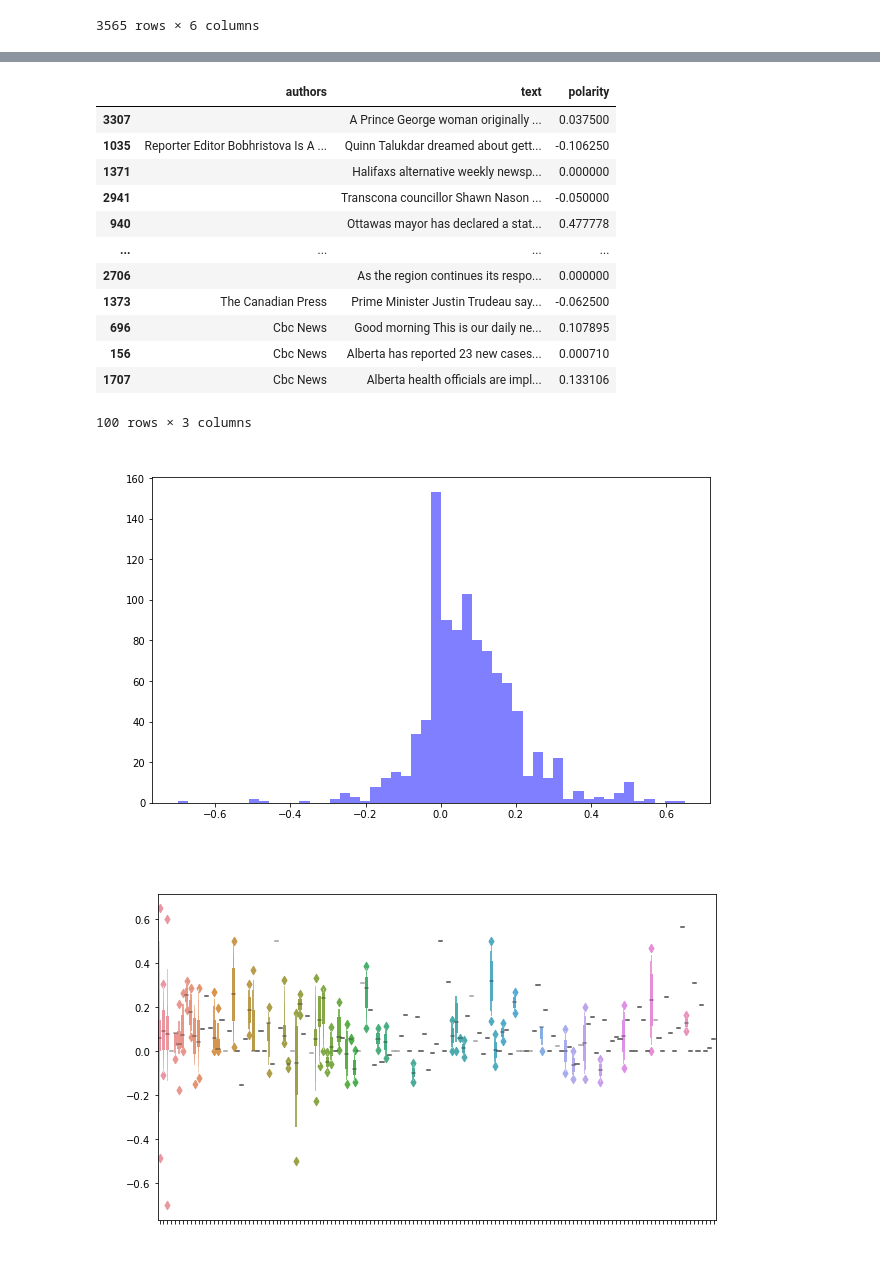
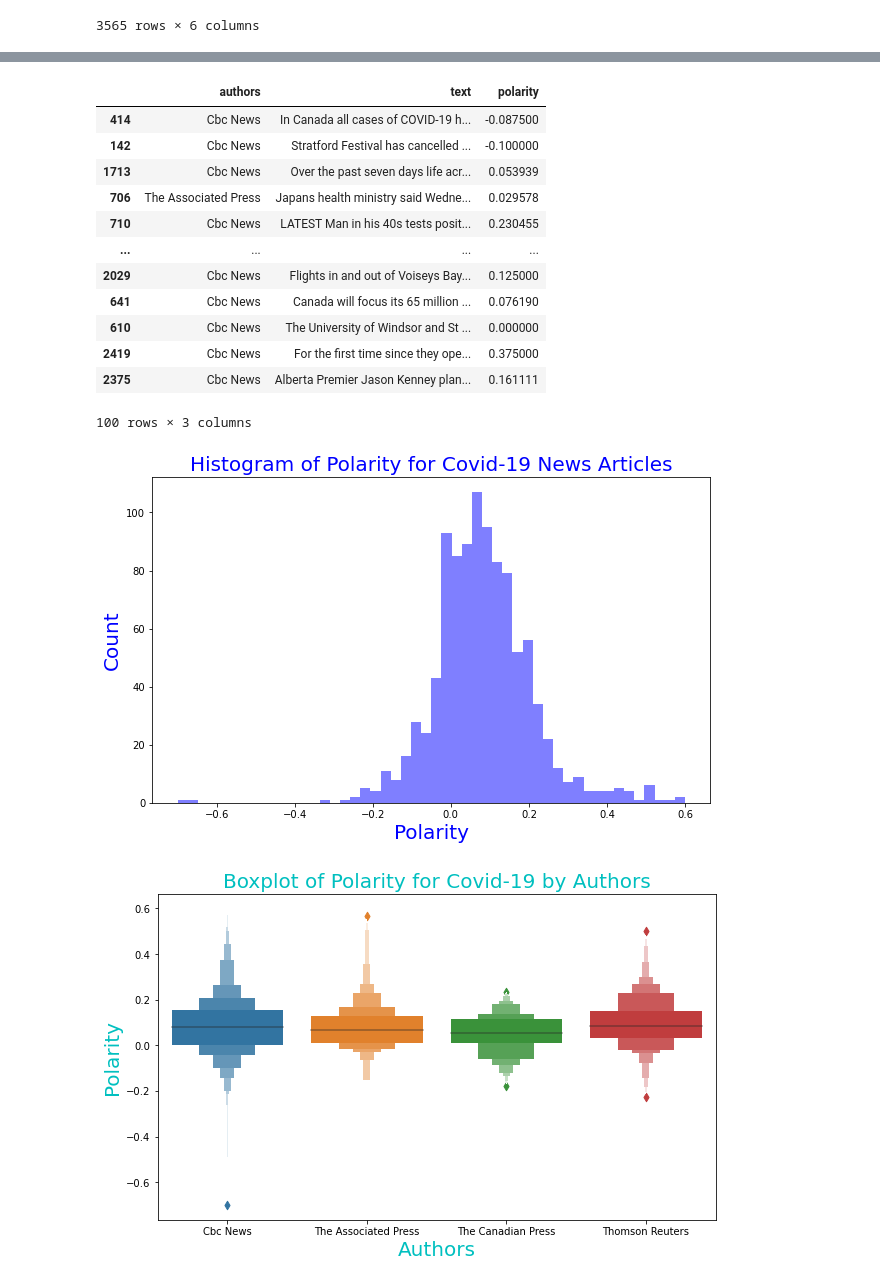
Before and after one commit to FairyGandhi/team-mount-elbert, a Jupyter notebook: Project Code.ipynb, the cells around one changed output, grey strips where cells are left out. Cells and saved outputs as stored; diff of their text form; code cells hidden in the pictures.

Commit message:
updated project code for polarity graphs

```diff
--- a/Project Code.ipynb
+++ b/Project Code.ipynb
@@ -418,3 +418,7 @@ pandas_df_noNA
 | 3563 | Cbc News | MERS virus from camels and humans... | 4292014 1657 | Camels have been implicated in a ... | Camels have been implicated in a ... | these findings support the plausi... |
 | 3564 | The Canadian Press | WHO team including Canadian inves... | 642013 2135 | A World Health Organization-led g... | A World Health Organization-led g... | Hartl says To date there have bee... |
 3565 rows × 6 columns
+# %%
+#only include the top 4 authors from the data frame 'The Canadian Press','Cbc News','The Associated Press','Thomson Reuters'
+top4_authors = pandas_df_noNA[pandas_df_noNA['authors'].isin(['The Canadian Press','Cbc News','The Associated Press','Thomson Reuters'])]
+top4_authors
@@ -421,40 +439,42 @@ pandas_df_noNA
 # %%
-text_sample = pandas_df[['authors','text']].sample(1000)
+#get polarity based on text column from the data frame
+text_sample = top4_authors[['authors','text']].sample(1000)
 def detect_polarity(text):
     return TextBlob(text).sentiment.polarity
 text_sample['polarity'] = text_sample.text.apply(detect_polarity)
 text_sample.head(100)
 # %% [output]
 |  | authors | text | polarity |
-| 3307 |  | A Prince George woman originally ... | 0.037500 |
-| 1035 | Reporter Editor Bobhristova Is A ... | Quinn Talukdar dreamed about gett... | -0.106250 |
-| 1371 |  | Halifaxs alternative weekly newsp... | 0.000000 |
-| 2941 |  | Transcona councillor Shawn Nason ... | -0.050000 |
-| 940 |  | Ottawas mayor has declared a stat... | 0.477778 |
+| 414 | Cbc News | In Canada all cases of COVID-19 h... | -0.087500 |
+| 142 | Cbc News | Stratford Festival has cancelled ... | -0.100000 |
+| 1713 | Cbc News | Over the past seven days life acr... | 0.053939 |
+| 706 | The Associated Press | Japans health ministry said Wedne... | 0.029578 |
+| 710 | Cbc News | LATEST Man in his 40s tests posit... | 0.230455 |
 | ... | ... | ... | ... |
-| 2706 |  | As the region continues its respo... | 0.000000 |
-| 1373 | The Canadian Press | Prime Minister Justin Trudeau say... | -0.062500 |
-| 696 | Cbc News | Good morning This is our daily ne... | 0.107895 |
-| 156 | Cbc News | Alberta has reported 23 new cases... | 0.000710 |
-| 1707 | Cbc News | Alberta health officials are impl... | 0.133106 |
+| 2029 | Cbc News | Flights in and out of Voiseys Bay... | 0.125000 |
+| 641 | Cbc News | Canada will focus its 65 million ... | 0.076190 |
+| 610 | Cbc News | The University of Windsor and St ... | 0.000000 |
+| 2419 | Cbc News | For the first time since they ope... | 0.375000 |
+| 2375 | Cbc News | Alberta Premier Jason Kenney plan... | 0.161111 |
 100 rows × 3 columns
 # %%
+#plot polarity in a histogram for all the authors
 num_bins = 50
 plt.figure(figsize=(10,6))
 n, bins, patches = plt.hist(text_sample.polarity, num_bins, facecolor='blue', alpha=0.5)
-plt.xlabel('Polarity', color='w', fontsize=20)
-plt.ylabel('Count', color='w', fontsize=20)
-plt.title('Histogram of Polarity for Covid-19 News Articles', color='w', fontsize=20)
+plt.xlabel('Polarity', color='b', fontsize=20)
+plt.ylabel('Count', color='b', fontsize=20)
+plt.title('Histogram of Polarity for Covid-19 News Articles', color='b', fontsize=20)
 plt.show();
 # %% [output]
-[figure, old version]
+[figure, new version]
 # %%
+#box plot of polarity by authors
 plt.figure(figsize=(10,6))
 chart = sns.boxenplot(x='authors', y='polarity', data=text_sample)
-plt.xlabel('Authors', color='w', fontsize=20)
-plt.ylabel('Polarity', color='w', fontsize=20)
-plt.title('Boxplot of Polarity for Covid-19 by Authors', color='w', fontsize=20)
-chart.set(xticklabels=[])
+plt.xlabel('Authors', color='c', fontsize=20)
+plt.ylabel('Polarity', color='c', fontsize=20)
+plt.title('Boxplot of Polarity for Covid-19 by Authors', color='c', fontsize=20)
 plt.show();
 # %% [output]
-[figure, old version]
+[figure, new version]
```
Also changed, not shown: parts of 2 cells of this notebook.
